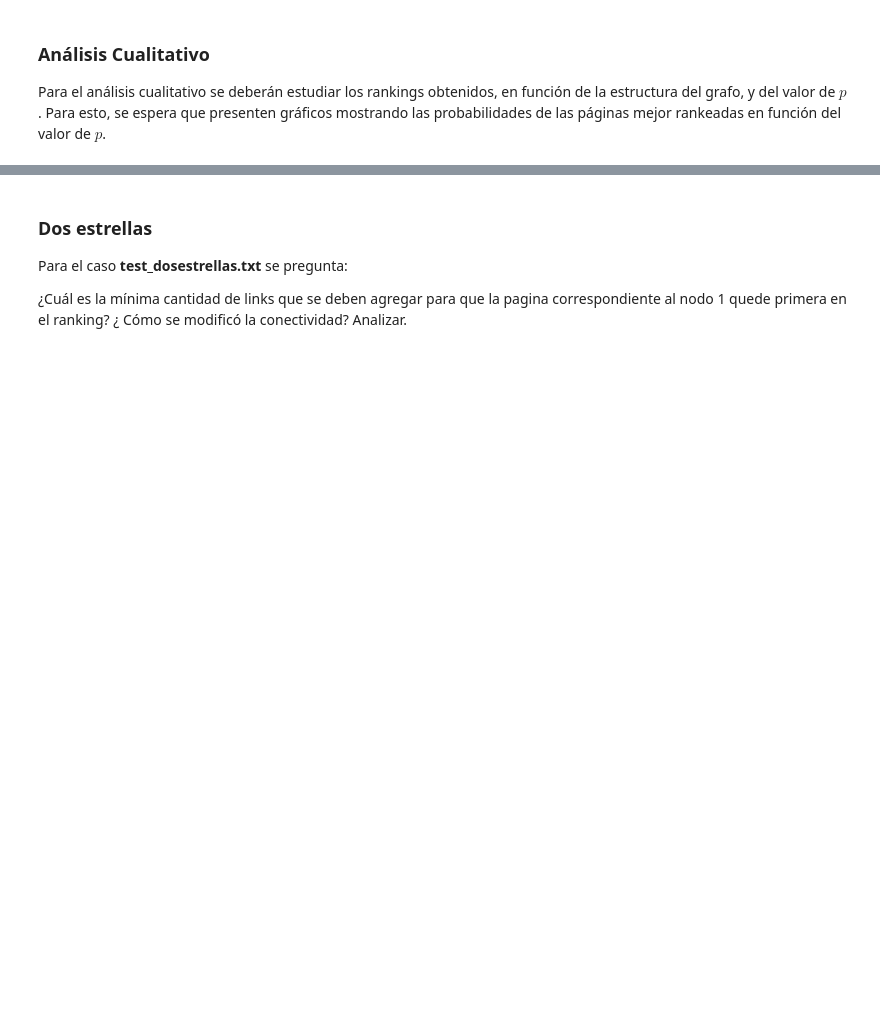
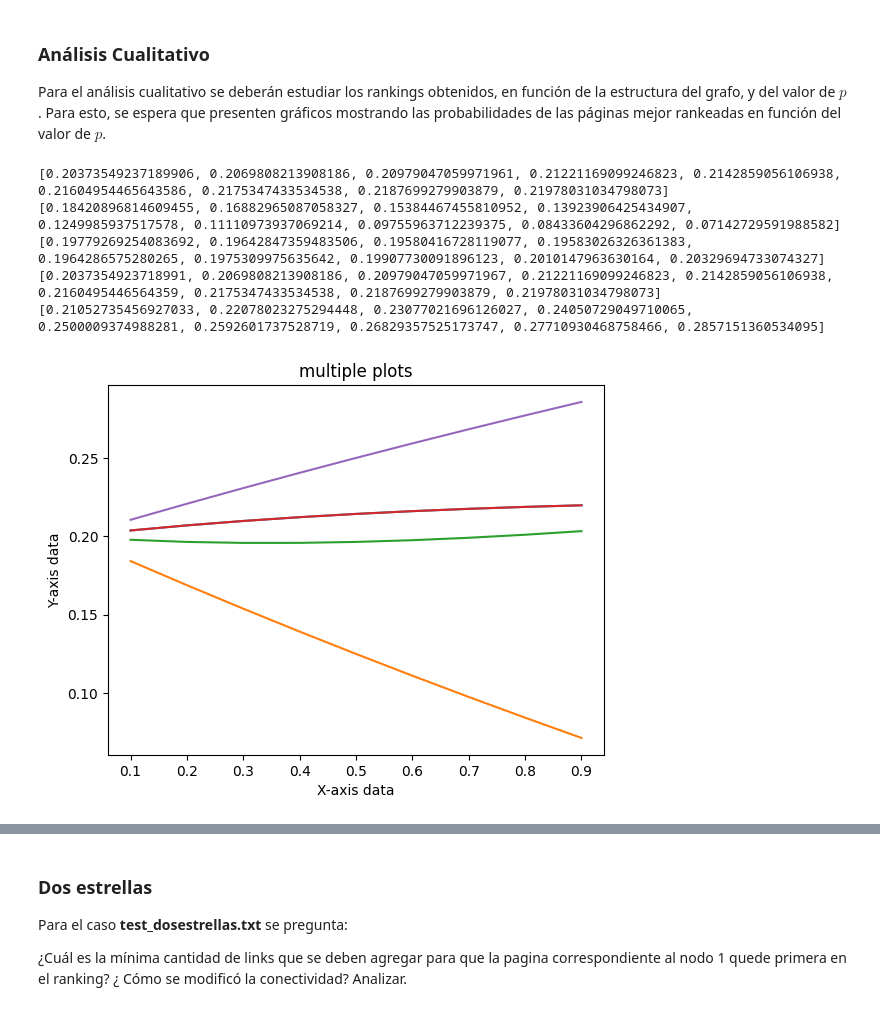
Before and after one commit to dantec19/alc_1c-2024, a Jupyter notebook: tp1/template-alumnos/template-alumnos/grupo_XX_TP1.ipynb, the cells around one changed output, grey strips where cells are left out. Drawn from its saved outputs; the diff is of its cells as text; code cells hidden in the pictures; blank space fills up the shorter version.

```diff
--- a/tp1/template-alumnos/template-alumnos/grupo_XX_TP1.ipynb
+++ b/tp1/template-alumnos/template-alumnos/grupo_XX_TP1.ipynb
@@ -276,5 +276,57 @@ f.close()
 ### Análisis Cualitativo
 
 Para el análisis cualitativo se deberán estudiar los rankings obtenidos, en función de la estructura del grafo, y del valor de $p$. Para esto, se espera que presenten gráficos mostrando las probabilidades de las páginas mejor rankeadas en función del valor de $p$.
+# %%
+# primero probar varios grafos con 3 o 4 ps distintas
+#ARCHIVOS DE ENTRADA
+archivo_test = './tests/test_dosestrellas.txt'
+
+#CARGA DE ARCHIVO EN GRAFO
+
+
+
+# hacer una hipotesis
+
+# explicar nuestro argumento
+
+# conclusion respecto a p
+
+#ARCHIVOS DE ENTRADA
+archivo_test = './tests/test_aleatorio.txt'
+
+#CARGA DE ARCHIVO EN GRAFO
+W = leer_archivo(archivo_test)
+p = 0.00001
+
+x = []
+y = []
+
+for _ in range(9):
+    p += 0.1
+    x.append(p)
+
+
+for i in range(np.shape(W)[0]):
+  scores_i = []
+  for j in range(9):
+    p_actual=x[j]
+    rnk, scr = calcularRanking(W,p_actual)
+    scores_i.append(scr[i])
+  print(scores_i)
+  plt.plot(x, scores_i)
+
+
+
+plt.xlabel("X-axis data")
+plt.ylabel("Y-axis data")
+plt.title('multiple plots')
+plt.show()
+# %% [output]
+[0.20373549237189906, 0.2069808213908186, 0.20979047059971961, 0.21221169099246823, 0.2142859056106938, 0.21604954465643586, 0.2175347433534538, 0.2187699279903879, 0.21978031034798073]
+[0.18420896814609455, 0.16882965087058327, 0.15384467455810952, 0.13923906425434907, 0.1249985937517578, 0.11110973937069214, 0.09755963712239375, 0.08433604296862292, 0.07142729591988582]
+[0.19779269254083692, 0.19642847359483506, 0.19580416728119077, 0.19583026326361383, 0.1964286575280265, 0.1975309975635642, 0.19907730091896123, 0.2010147963630164, 0.20329694733074327]
+[0.2037354923718991, 0.2069808213908186, 0.20979047059971967, 0.21221169099246823, 0.2142859056106938, 0.2160495446564359, 0.2175347433534538, 0.2187699279903879, 0.21978031034798073]
+[0.21052735456927033, 0.22078023275294448, 0.23077021696126027, 0.24050729049710065, 0.2500009374988281, 0.2592601737528719, 0.26829357525173747, 0.27710930468758466, 0.2857151360534095]
+[figure, new version]
 # %%
 # primero probar varios grafos con 3 o 4 ps distintas
```
Also changed, not shown: parts of 17 cells of this notebook.
